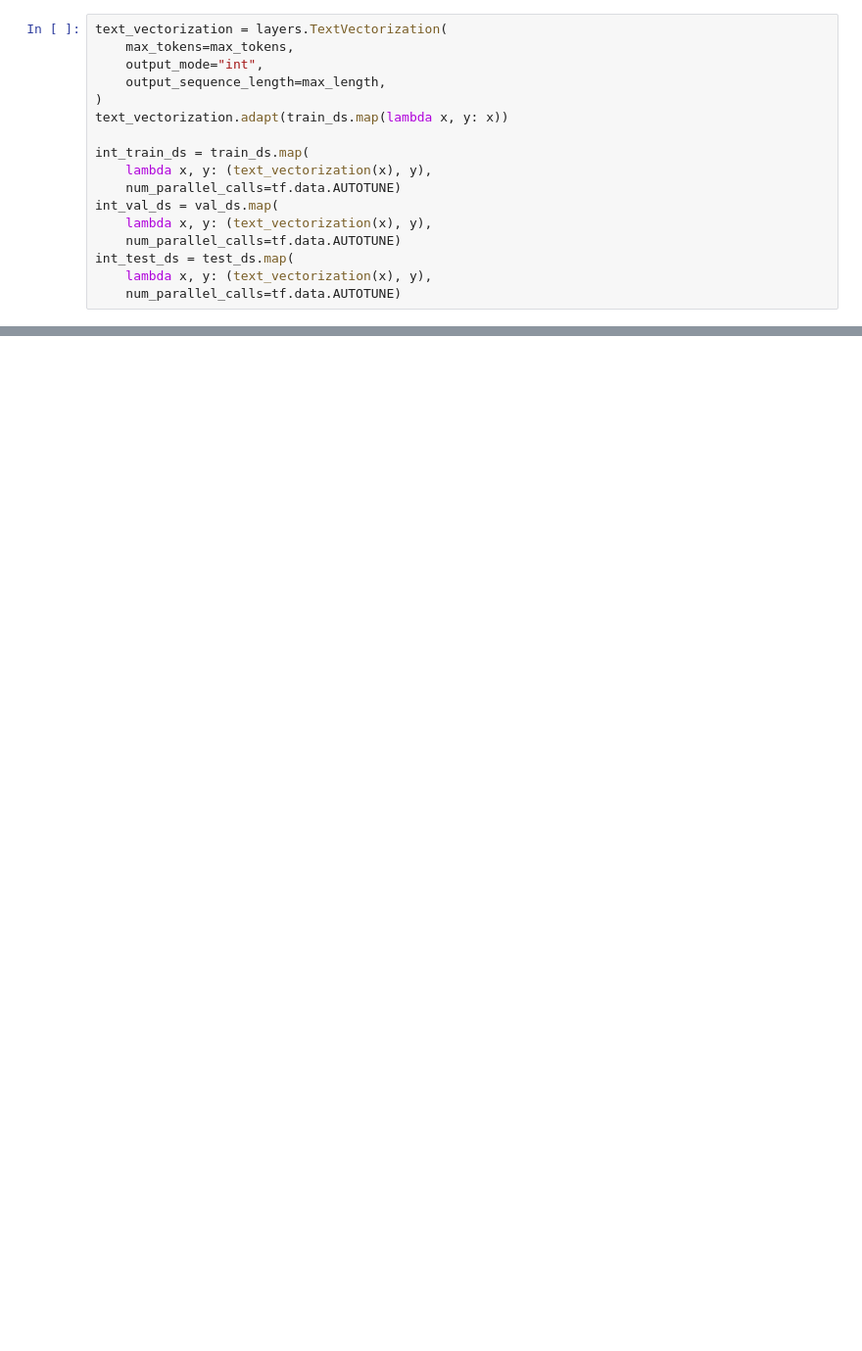
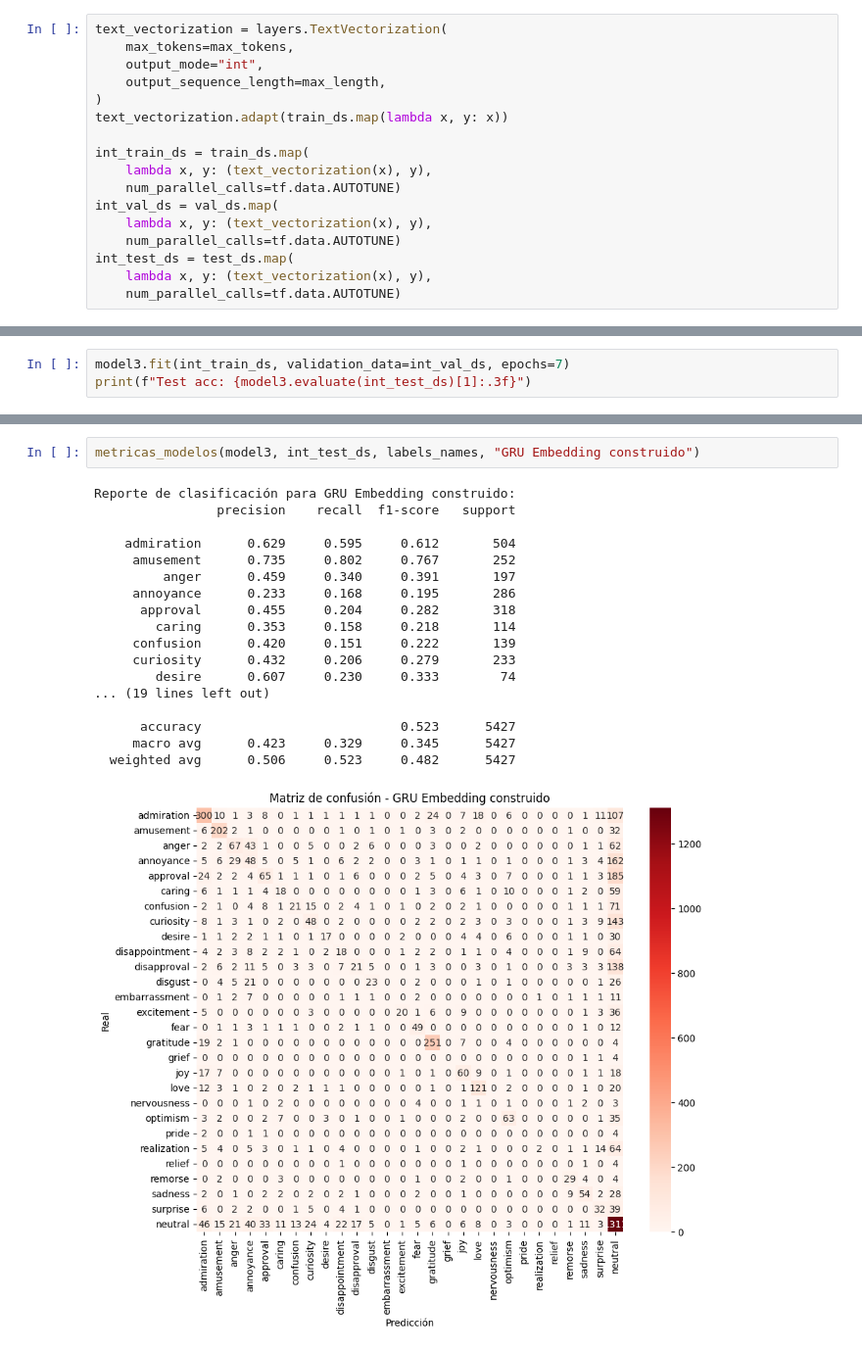
Before and after one commit to DonLuisM/PLN_1, a Jupyter notebook: notebooks/GoEmotions_PT1.ipynb, the cells around one changed output, grey strips where cells are left out. Shown: that part at 98% size. Cells and saved outputs as stored; diff of their text form; blank space fills up the shorter version.

```diff
--- a/notebooks/GoEmotions_PT1.ipynb
+++ b/notebooks/GoEmotions_PT1.ipynb
@@ -352,0 +504,3 @@ Admiration   → 0.083
+# %%
+model3.fit(int_train_ds, validation_data=int_val_ds, epochs=7)
+print(f"Test acc: {model3.evaluate(int_test_ds)[1]:.3f}")
@@ -352,0 +682,21 @@ Admiration   → 0.083
+# %%
+metricas_modelos(model3, int_test_ds, labels_names, "GRU Embedding construido")
+# %% [output]
+Reporte de clasificación para GRU Embedding construido:
+                precision    recall  f1-score   support
+
+    admiration      0.629     0.595     0.612       504
+     amusement      0.735     0.802     0.767       252
+         anger      0.459     0.340     0.391       197
+     annoyance      0.233     0.168     0.195       286
+      approval      0.455     0.204     0.282       318
+        caring      0.353     0.158     0.218       114
+     confusion      0.420     0.151     0.222       139
+     curiosity      0.432     0.206     0.279       233
+        desire      0.607     0.230     0.333        74
+... (19 lines left out)
+
+      accuracy                          0.523      5427
+     macro avg      0.423     0.329     0.345      5427
+  weighted avg      0.506     0.523     0.482      5427
+[figure, added]
```
Also changed, not shown: parts of 40 cells of this notebook.
